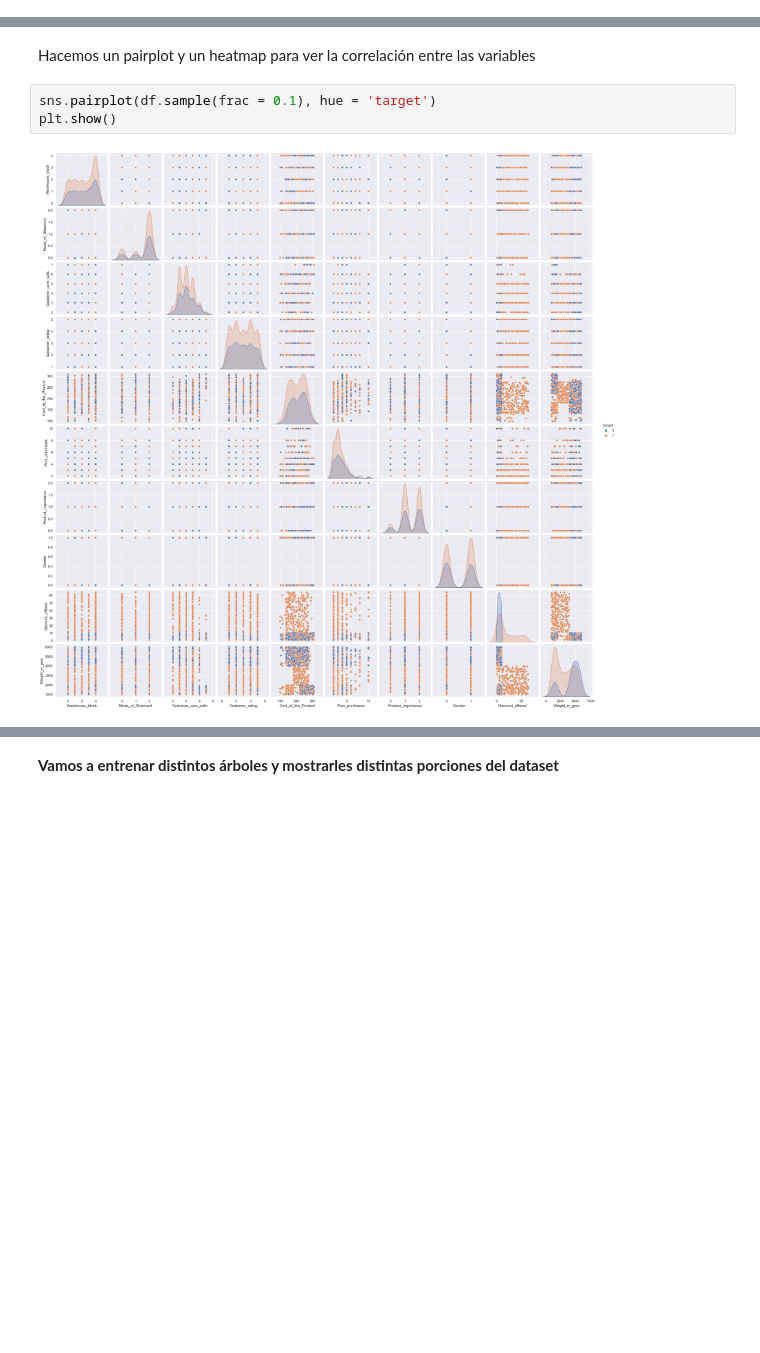
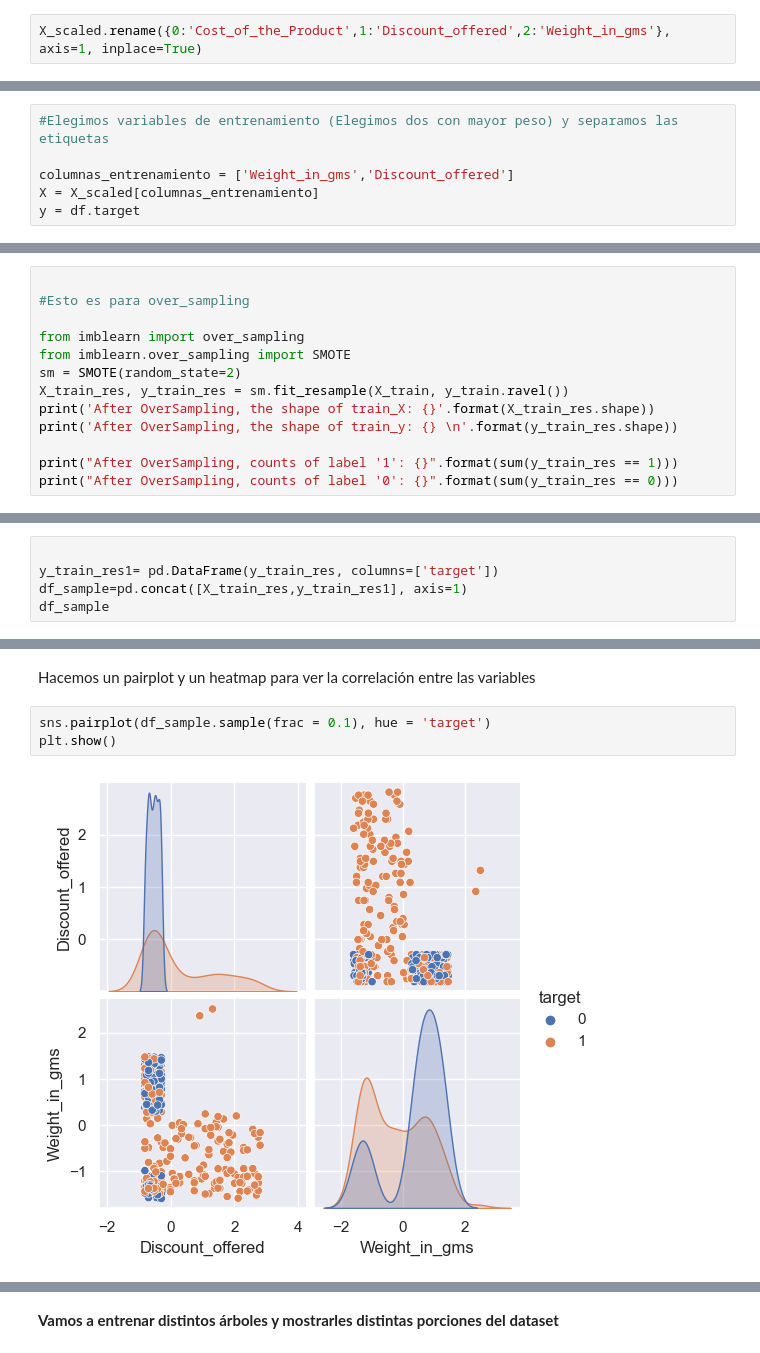
Before and after one commit to Jhovanylara/PI02-labs, a Jupyter notebook: Deliveries.ipynb, the cells around one changed output, grey strips where cells are left out. Drawn from its saved outputs; the diff is of its cells as text; blank space fills up the shorter version.

```diff
--- a/Deliveries.ipynb
+++ b/Deliveries.ipynb
@@ -128,0 +181,2 @@ plt.show()
+# %%
+X_scaled.rename({0:'Cost_of_the_Product',1:'Discount_offered',2:'Weight_in_gms'}, axis=1, inplace=True)
@@ -129 +246,7 @@ plt.show()
+# %%
+#Elegimos variables de entrenamiento (Elegimos dos con mayor peso) y separamos las etiquetas
+
+columnas_entrenamiento = ['Weight_in_gms','Discount_offered']
+X = X_scaled[columnas_entrenamiento]
+y = df.target
 # %% [markdown]
@@ -138,0 +265,13 @@ print(f"Testing target statistics: {Counter(y_test)}")
+# %%
+
+#Esto es para over_sampling
+
+from imblearn import over_sampling
+from imblearn.over_sampling import SMOTE
+sm = SMOTE(random_state=2)
+X_train_res, y_train_res = sm.fit_resample(X_train, y_train.ravel())
+print('After OverSampling, the shape of train_X: {}'.format(X_train_res.shape))
+print('After OverSampling, the shape of train_y: {} \n'.format(y_train_res.shape))
+
+print("After OverSampling, counts of label '1': {}".format(sum(y_train_res == 1)))
+print("After OverSampling, counts of label '0': {}".format(sum(y_train_res == 0)))
@@ -138,0 +286,5 @@ print(f"Testing target statistics: {Counter(y_test)}")
+# %%
+
+y_train_res1= pd.DataFrame(y_train_res, columns=['target'])
+df_sample=pd.concat([X_train_res,y_train_res1], axis=1)
+df_sample
@@ -139,10 +305,10 @@ print(f"Testing target statistics: {Counter(y_test)}")
 # %% [markdown]
 Hacemos un pairplot y un heatmap para ver la correlación entre las variables
 # %%
-sns.pairplot(df.sample(frac = 0.1), hue = 'target')
+sns.pairplot(df_sample.sample(frac = 0.1), hue = 'target')
 plt.show()
 # %% [output]
-[figure, old version]
+[figure, new version]
 # %%
 # Hacemos un mapa de calor
 
```
Also changed, not shown: parts of 83 cells of this notebook, 5 other files.
